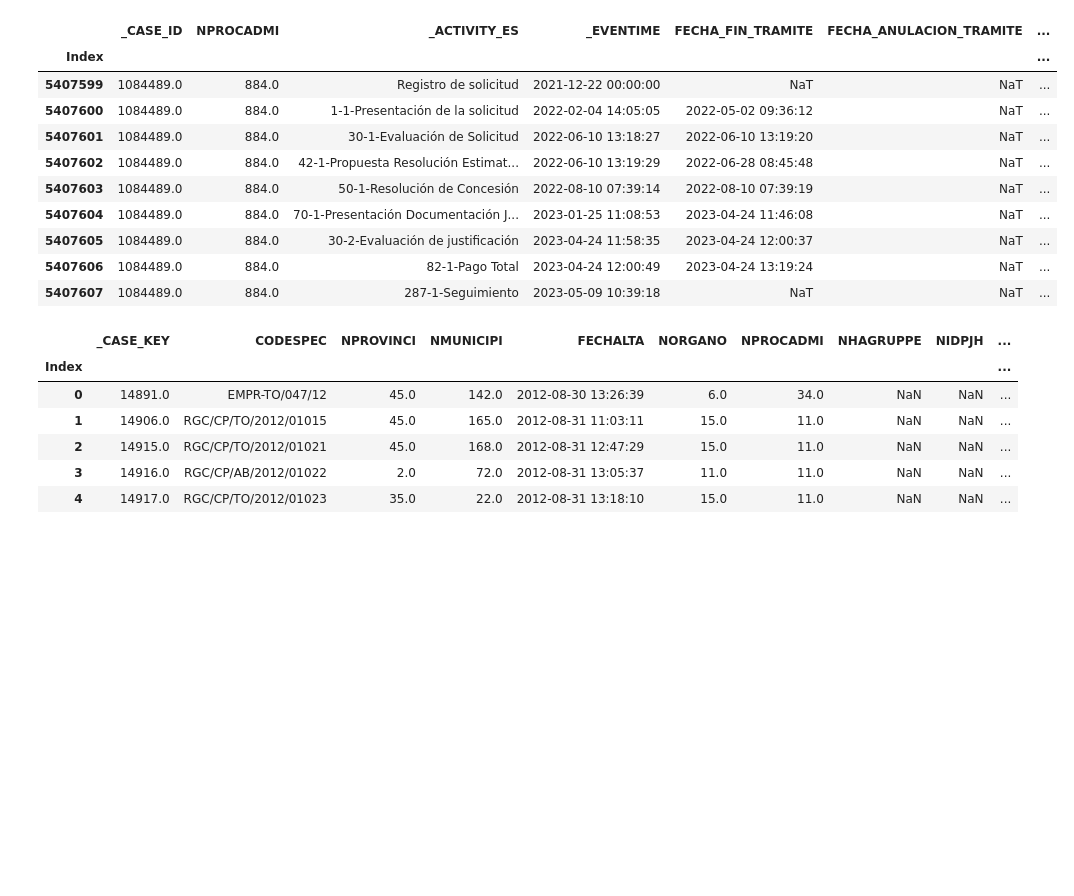
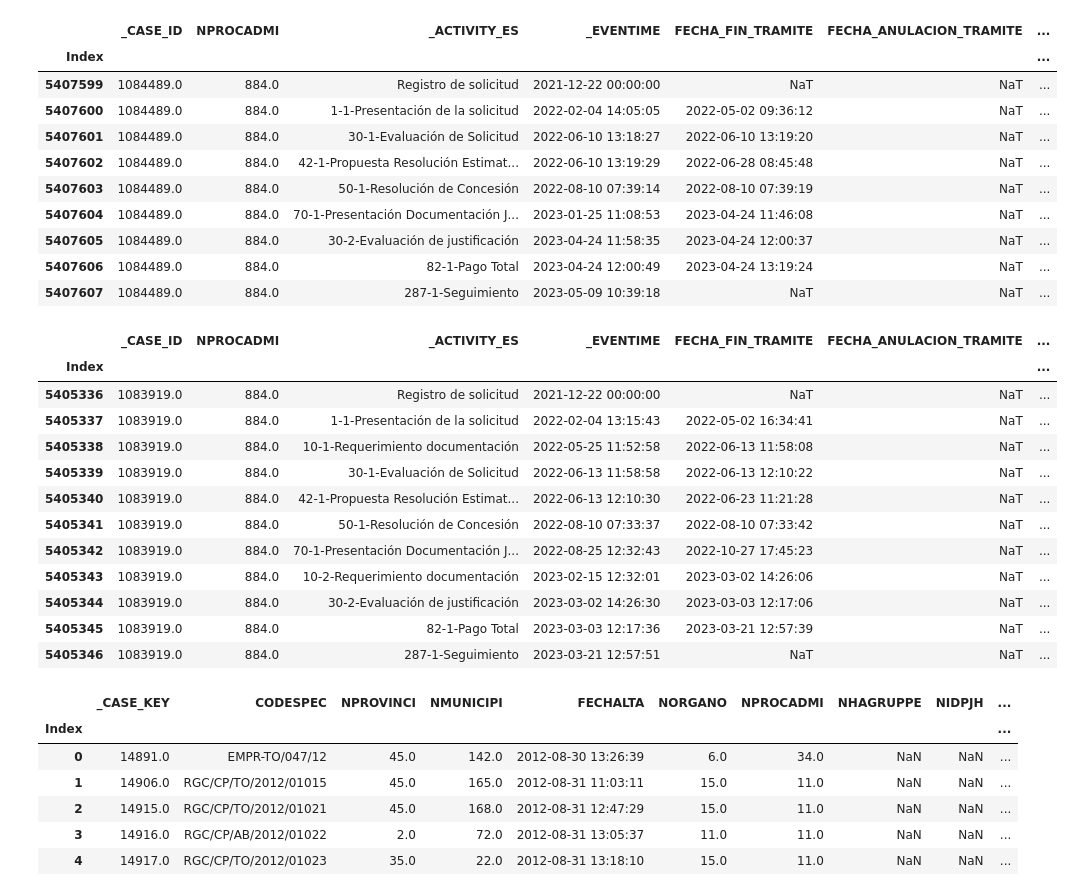
Before and after one commit to crlsrmrlsz/processmin, a Jupyter notebook: analisis_expedientes.ipynb, the cells around one changed output. Cells and saved outputs as stored; diff of their text form; code cells hidden in the pictures; blank space fills up the shorter version.

```diff
--- a/analisis_expedientes.ipynb
+++ b/analisis_expedientes.ipynb
@@ -131,6 +131,22 @@ df_tramites_completo_c[df_tramites_completo_c['_CASE_ID']==1084489]
 | 5407605 | 1084489.0 | 884.0 | 30-2-Evaluación de justificación | 2023-04-24 11:58:35 | 2023-04-24 12:00:37 | NaT | ... |
 | 5407606 | 1084489.0 | 884.0 | 82-1-Pago Total | 2023-04-24 12:00:49 | 2023-04-24 13:19:24 | NaT | ... |
 | 5407607 | 1084489.0 | 884.0 | 287-1-Seguimiento | 2023-05-09 10:39:18 | NaT | NaT | ... |
+# %%
+df_tramites_completo_c[df_tramites_completo_c['_CASE_ID']==1083919]
+# %% [output]
+|  | _CASE_ID | NPROCADMI | _ACTIVITY_ES | _EVENTIME | FECHA_FIN_TRAMITE | FECHA_ANULACION_TRAMITE | ... |
+| Index |  |  |  |  |  |  | ... |
+| 5405336 | 1083919.0 | 884.0 | Registro de solicitud | 2021-12-22 00:00:00 | NaT | NaT | ... |
+| 5405337 | 1083919.0 | 884.0 | 1-1-Presentación de la solicitud | 2022-02-04 13:15:43 | 2022-05-02 16:34:41 | NaT | ... |
+| 5405338 | 1083919.0 | 884.0 | 10-1-Requerimiento documentación | 2022-05-25 11:52:58 | 2022-06-13 11:58:08 | NaT | ... |
+| 5405339 | 1083919.0 | 884.0 | 30-1-Evaluación de Solicitud | 2022-06-13 11:58:58 | 2022-06-13 12:10:22 | NaT | ... |
+| 5405340 | 1083919.0 | 884.0 | 42-1-Propuesta Resolución Estimat... | 2022-06-13 12:10:30 | 2022-06-23 11:21:28 | NaT | ... |
+| 5405341 | 1083919.0 | 884.0 | 50-1-Resolución de Concesión | 2022-08-10 07:33:37 | 2022-08-10 07:33:42 | NaT | ... |
+| 5405342 | 1083919.0 | 884.0 | 70-1-Presentación Documentación J... | 2022-08-25 12:32:43 | 2022-10-27 17:45:23 | NaT | ... |
+| 5405343 | 1083919.0 | 884.0 | 10-2-Requerimiento documentación | 2023-02-15 12:32:01 | 2023-03-02 14:26:06 | NaT | ... |
+| 5405344 | 1083919.0 | 884.0 | 30-2-Evaluación de justificación | 2023-03-02 14:26:30 | 2023-03-03 12:17:06 | NaT | ... |
+| 5405345 | 1083919.0 | 884.0 | 82-1-Pago Total | 2023-03-03 12:17:36 | 2023-03-21 12:57:39 | NaT | ... |
+| 5405346 | 1083919.0 | 884.0 | 287-1-Seguimiento | 2023-03-21 12:57:51 | NaT | NaT | ... |
 # %%
 df_exp_completo_c = pd.read_parquet('./data/tramita/full/TramitaGlobal-GB_CASE_EXPEDIENTES.parquet')
 # %%
```
Also changed, not shown: 7 other files.
